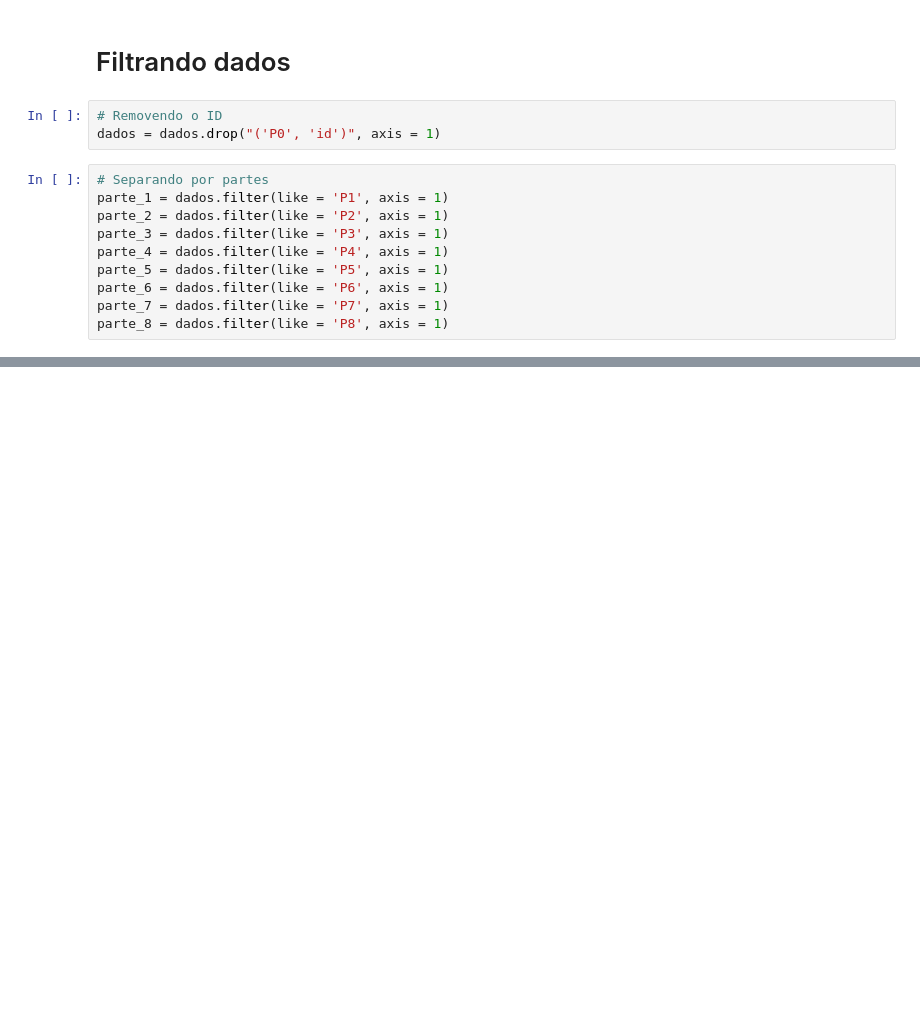
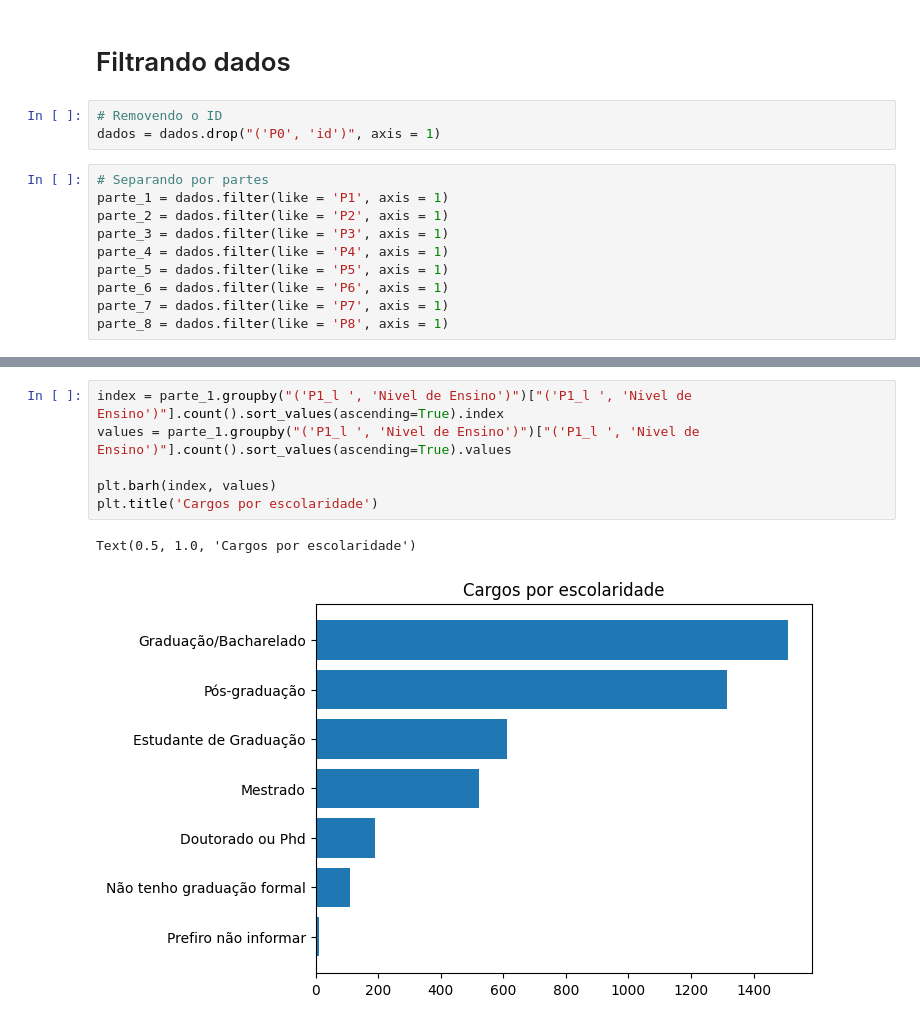
Before and after one commit to dallaqua/Trabalho_Santander_Coders_TPI, a Jupyter notebook: analise_mercado_dados_2022.ipynb, the cells around one changed output, grey strips where cells are left out. Saved outputs shown, nothing was run; the diff lists cells and outputs as text; blank space fills up the shorter version.

```diff
--- a/analise_mercado_dados_2022.ipynb
+++ b/analise_mercado_dados_2022.ipynb
@@ -304,0 +108,9 @@ Text(0, 0.5, 'Função')
+# %%
+index = parte_1.groupby("('P1_l ', 'Nivel de Ensino')")["('P1_l ', 'Nivel de Ensino')"].count().sort_values(ascending=True).index
+values = parte_1.groupby("('P1_l ', 'Nivel de Ensino')")["('P1_l ', 'Nivel de Ensino')"].count().sort_values(ascending=True).values
+
+plt.barh(index, values)
+plt.title('Cargos por escolaridade')
+# %% [output]
+Text(0.5, 1.0, 'Cargos por escolaridade')
+[figure, added]
```
Also changed, not shown: parts of 23 cells of this notebook.
